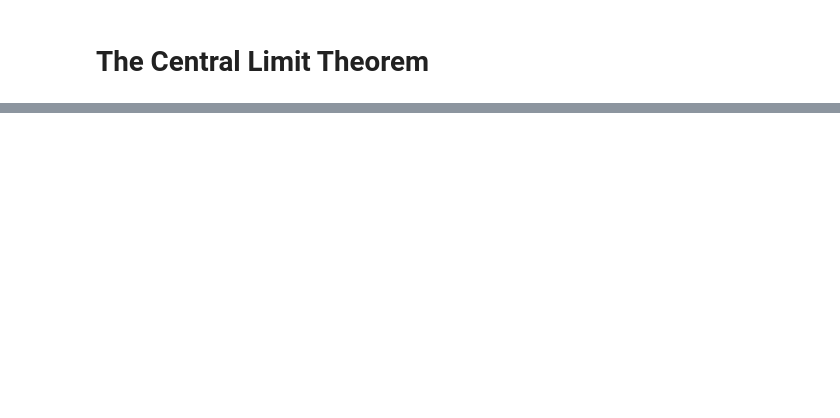
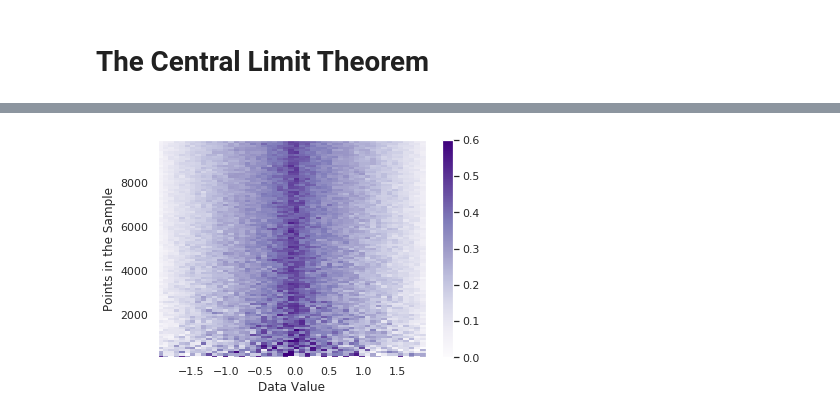
Before and after one commit to ccentola/python-math, a Jupyter notebook: notebooks/11-Probability/11.04_central_limit_theorem.ipynb, the cells around one changed output, grey strips where cells are left out. Saved outputs shown, nothing was run; the diff lists cells and outputs as text; code cells hidden in the pictures; blank space fills up the shorter version.

```diff
--- a/notebooks/11-Probability/11.04_central_limit_theorem.ipynb
+++ b/notebooks/11-Probability/11.04_central_limit_theorem.ipynb
@@ -44,0 +45,21 @@ plt.show()
+# %%
+n = np.arange(50,10000,100)
+bins = 50
+
+all_hist = np.zeros((len(n),bins))
+
+for i in range(len(n)):
+    sig1 = np.sin(np.linspace(0,6*np.pi,n[i]))
+    sig2 = np.random.rand(n[i])*2-1
+
+    all_hist[i,:],x = np.histogram(sig1+sig2,bins,density=True)
+
+
+plt.pcolor(x[:-1],n,all_hist,vmax=0.6,cmap='Purples')
+plt.xlabel('Data Value')
+plt.ylabel('Points in the Sample')
+plt.colorbar()
+
+plt.show()
+# %% [output]
+[figure, added]
```
Also changed, not shown: parts of 2 cells of this notebook, 1 other file.
